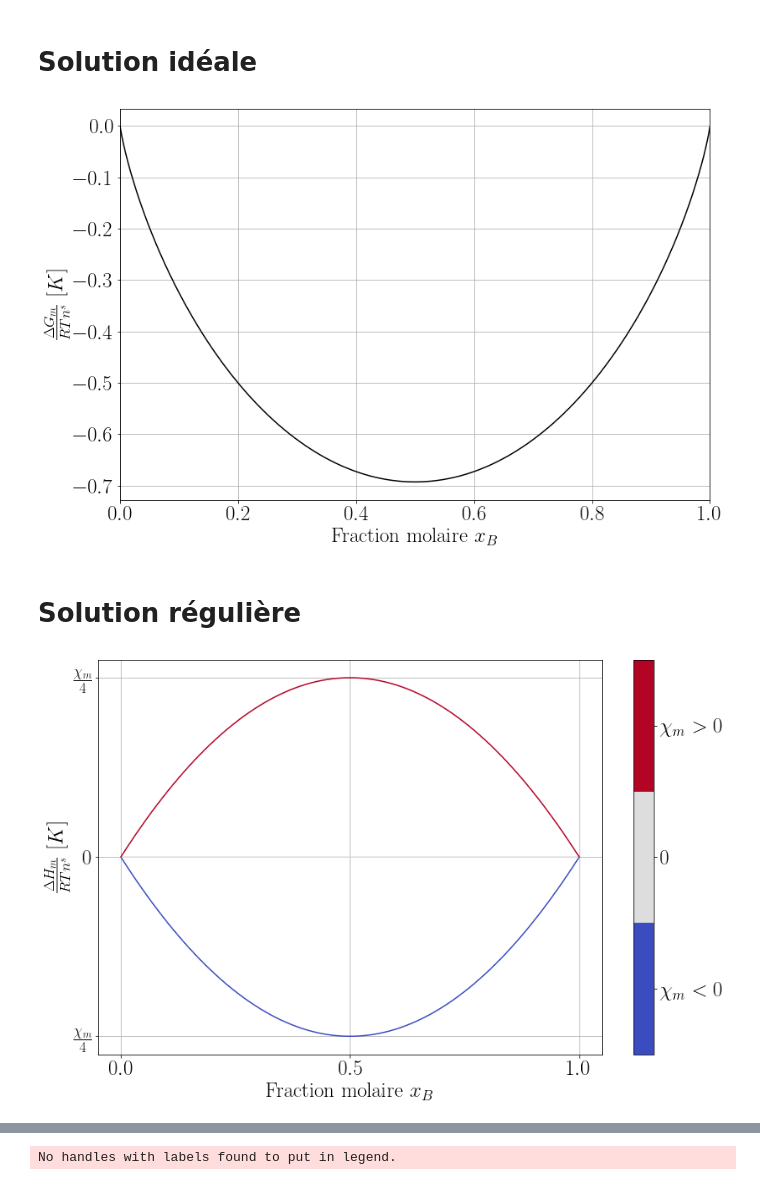
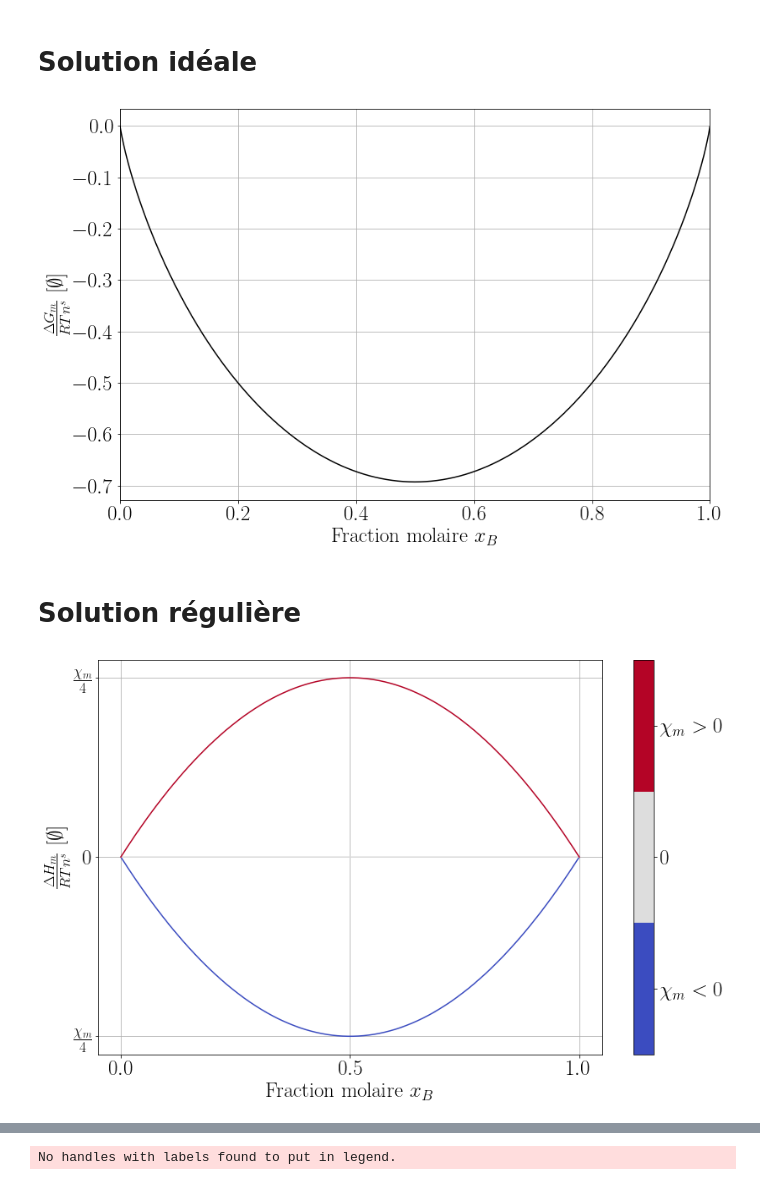
Before and after one commit to jfolivie/IUT-Alliages-DiagPhase, a Jupyter notebook: n-4_TheorieMelanges_Thermo/figures/Figures-Ideal-Mixing.ipynb, the cells around one changed output, grey strips where cells are left out. Cells and saved outputs as stored; diff of their text form; code cells hidden in the pictures.

Commit message:
Mise à jour du cours sur le potentiel chimique dans un diagramme de phase

```diff
--- a/n-4_TheorieMelanges_Thermo/figures/Figures-Ideal-Mixing.ipynb
+++ b/n-4_TheorieMelanges_Thermo/figures/Figures-Ideal-Mixing.ipynb
@@ -5,7 +5,7 @@ import matplotlib.colors as mcolors
 import matplotlib as mpl
 import numpy as np
 
-_dpi = 50
+_dpi = 200
 
 
 def colormap(num_colors, name = 'rainbow') :
@@ -31,22 +31,22 @@ def DGm(T, x, chiAB) :
 # %%
 x = np.linspace(0, 1, num = 10001)
 
 fig = plt.figure(figsize = (12,8))
 ax = fig.subplots()
 
 ax.plot(x, DGm(1, x, 0), color = 'black')
 
 ax.set_xlim(0,1)
 
-ax.set_ylabel("$\\frac{\Delta G_m}{R T n^s}$ [$K$]")
+ax.set_ylabel("$\\frac{\Delta G_m}{R T n^s}$ [$\emptyset$]")
 ax.set_xlabel("Fraction molaire $x_B$")
 ax.grid()
 
 fig.tight_layout()
 
 fig.savefig("Fig04a", dpi = _dpi)
 # %% [output]
-[figure, old version]
+[figure, new version]
 # %% [markdown]
 # Solution régulière
 # %%
@@ -67,7 +67,7 @@ ax.set_yticklabels(["$\\frac{\chi_m}{4}$", "0", "$\\frac{\chi_m}{4}$"])
 
 ax.set_xticks([0, 0.5, 1])
 
-ax.set_ylabel("$\\frac{\Delta H_m}{R T n^s}$ [$K$]")
+ax.set_ylabel("$\\frac{\Delta H_m}{R T n^s}$ [$\emptyset$]")
 ax.set_xlabel("Fraction molaire $x_B$")
 ax.grid()
 
@@ -85,7 +85,7 @@ cbar.set_ticklabels(['$\chi_m < 0$', "0", '$\chi_m > 0$'])
 
 fig.savefig("Fig04b", dpi = _dpi)
 # %% [output]
-[figure, old version]
+[figure, new version]
 # %%
 x = np.linspace(0, 1, num = 1001)
 
```
Also changed, not shown: parts of 2 cells of this notebook, 24 other files.
